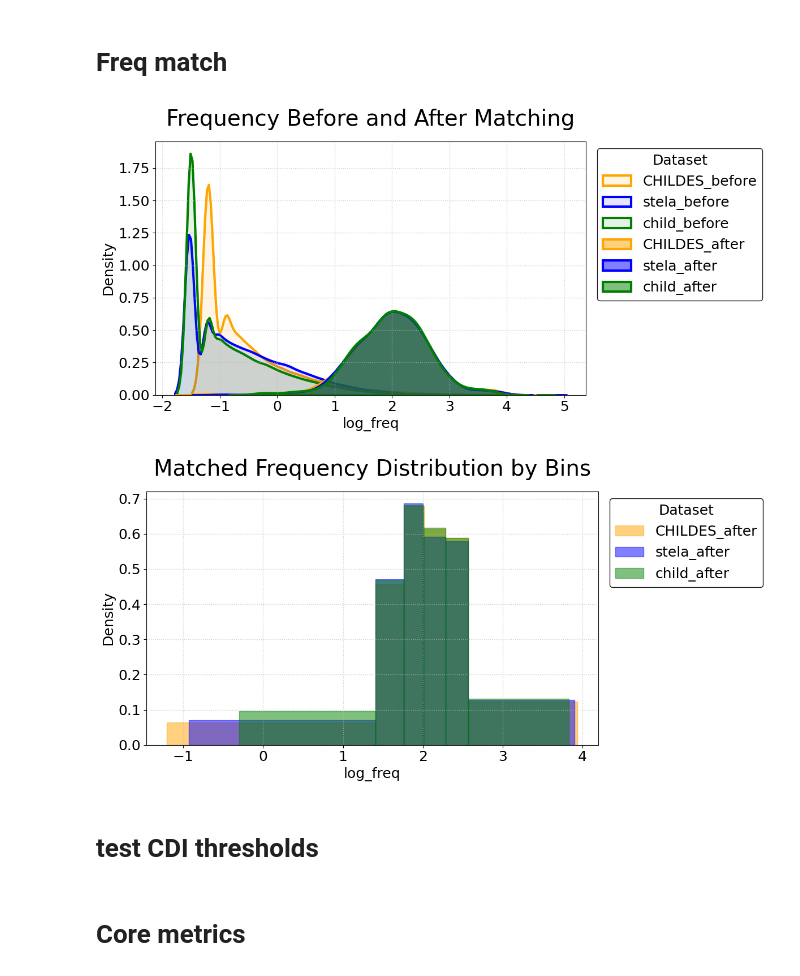
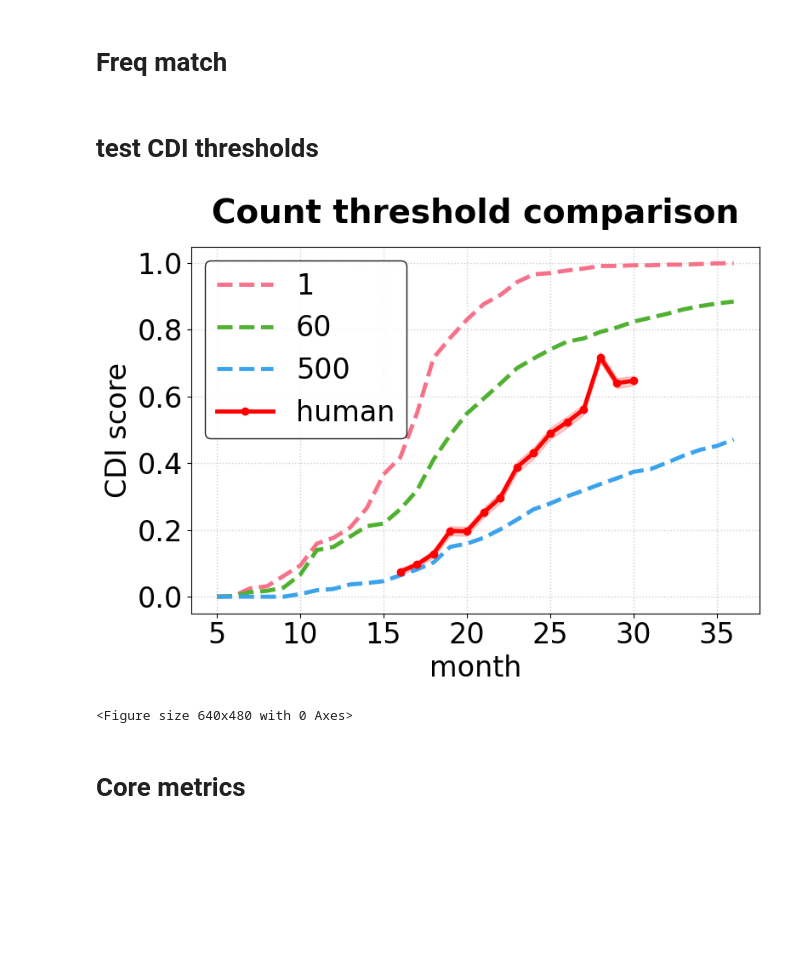
Before and after one commit to nhamilakis/Lexical-benchmark, a Jupyter notebook: notebooks/paper_fig.ipynb, the cells around one changed output. Drawn from its saved outputs; the diff is of its cells as text; code cells hidden in the pictures; blank space fills up the shorter version.

```diff
--- a/notebooks/paper_fig.ipynb
+++ b/notebooks/paper_fig.ipynb
@@ -10,9 +10,12 @@ import numpy as np
 import pandas as pd
 import seaborn as sns
 from scipy.optimize import curve_fit
+from sklearn.linear_model import LinearRegression
+from matplotlib.ticker import FormatStrFormatter
 
 np.random.seed(42)  # For reproducibility
-data_root = "/Users/jliu/workspace/lexical_bencmark/dataset"
+data_root = Path("/Users/jliu/workspace/lexical_bencmark/dataset")
+fig_path = Path(data_root / "fig")
 # %% [markdown]
 # plotting style configuration and data loading
 # %%
@@ -414,11 +793,0 @@ def compare_freq(
-# %%
-# load file
-sampling_ratio = 1
-
-file_root = Path(f"{data_root}/CDI_{sampling_ratio}")
-freq_root = Path(f"{data_root}/word_freq")
-cdi_path = Path(f"{data_root}/cdi_ws_na_childes.csv")
-compare_freq(file_root, freq_root, cdi_path, output_dir=None)
-# %% [output]
-[figure, removed]
-[figure, removed]
@@ -485,3 +850,11 @@ def plot_combined_cdi_curves(human_cdi_path: Path, threshold_path: Path) -> plt.
+# %%
+human_cdi_path = data_root / "cdi_ws_na_childes.csv"
+threshold_path = data_root / "metric_CDI_threshold_test.csv"
+out_path = fig_path / "paper/threshold.pdf"
+compare_thresholds(human_cdi_path, threshold_path, out_path)
+# %% [output]
+[figure, added]
+<Figure size 640x480 with 0 Axes>
 # %% [markdown]
 # Core metrics
 # %%
```
Also changed, not shown: parts of 21 cells of this notebook, 7 other files.
